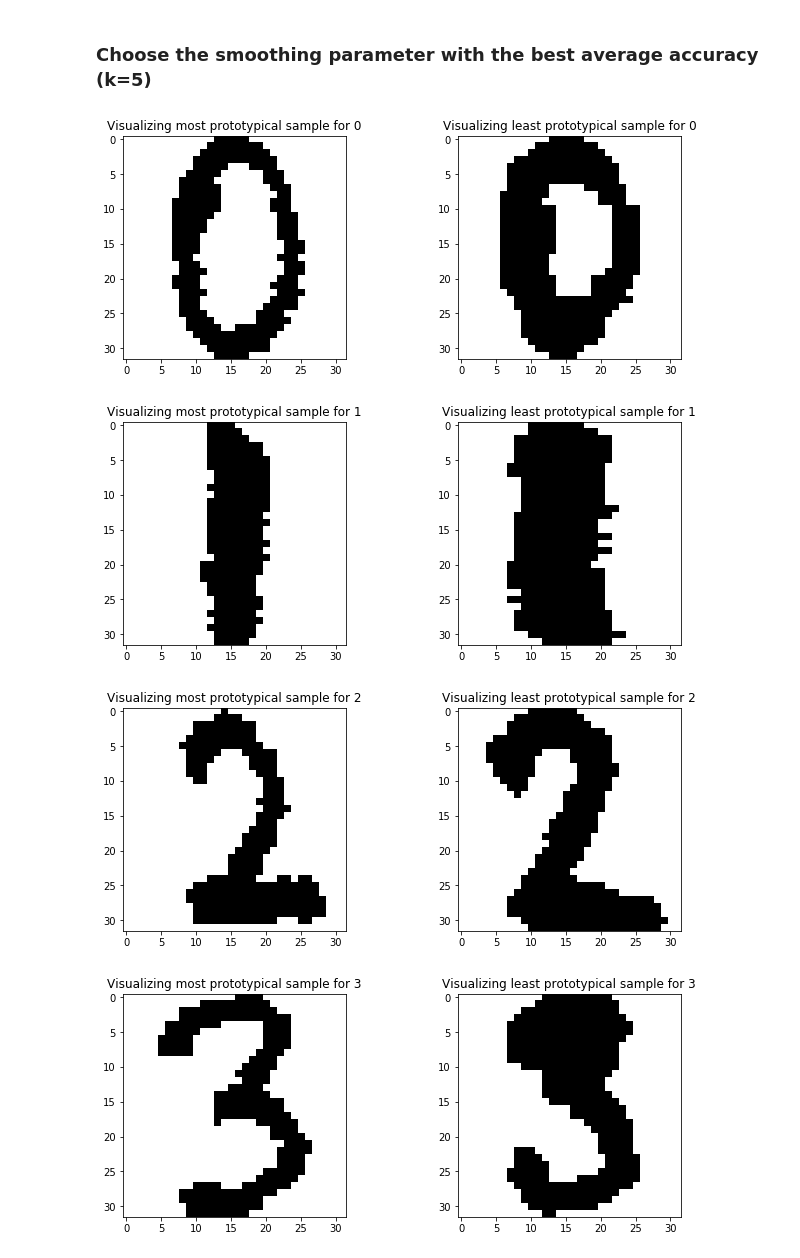
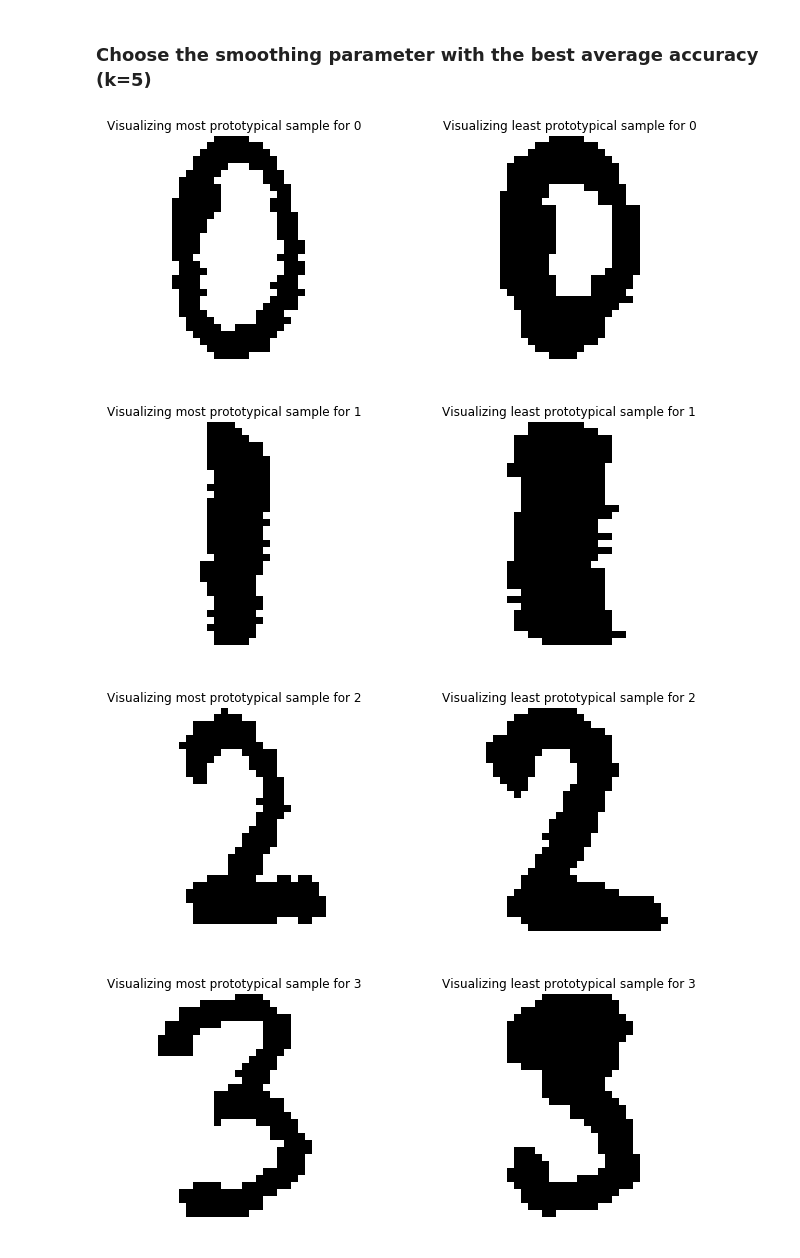
Before and after one commit to 20joseph10/CS440-MP3, a Jupyter notebook: MP3.ipynb, the cells around one changed output. Saved outputs shown, nothing was run; the diff lists cells and outputs as text; code cells hidden in the pictures.

```diff
--- a/MP3.ipynb
+++ b/MP3.ipynb
@@ -193,16 +194,18 @@ LL_pred = pd.concat([pd.DataFrame(joint_log_likelihood[2]), df_testY], axis=1)
 # %%
 for index in range(10):
     i_most = LL_pred[LL_pred['label']==index].iloc[:,index].idxmax()
     i_least = LL_pred[LL_pred['label']==index].iloc[:,index].idxmin()
     f, (ax1, ax2) = plt.subplots(1, 2, figsize=(10,6))
     ax1.imshow(df_testX.iloc[i_most,:].values.reshape((32,32)), cmap='Greys')
     ax2.imshow(df_testX.iloc[i_least,:].values.reshape((32,32)), cmap='Greys')
     ax1.set_title('Visualizing most prototypical sample for {}'.format(index))
     ax2.set_title('Visualizing least prototypical sample for {}'.format(index))
+    ax1.axis('off')
+    ax2.axis('off')
     plt.subplots_adjust(wspace=0.5)
     plt.show()
 # %% [output]
-[figure, old version]
+[figure, new version]
-[figure, old version]
+[figure, new version]
-[figure, old version]
+[figure, new version]
-[figure, old version]
+[figure, new version]
```
Also changed, not shown: parts of 4 cells of this notebook.
